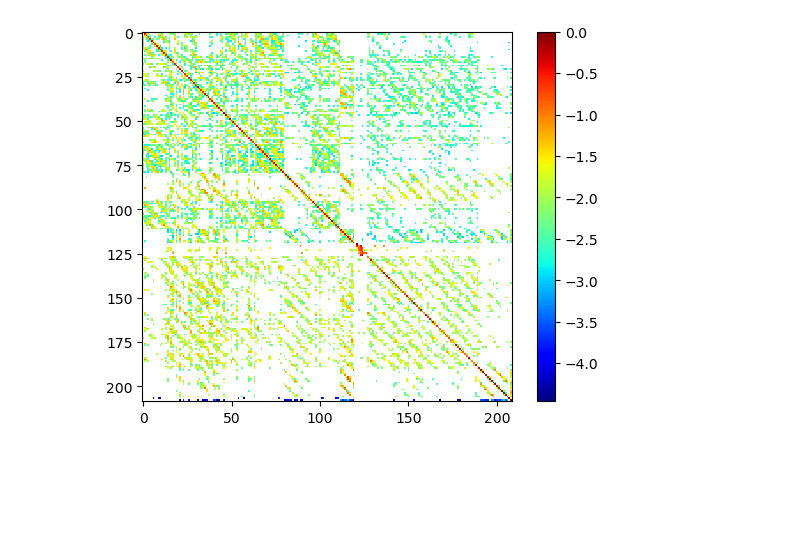
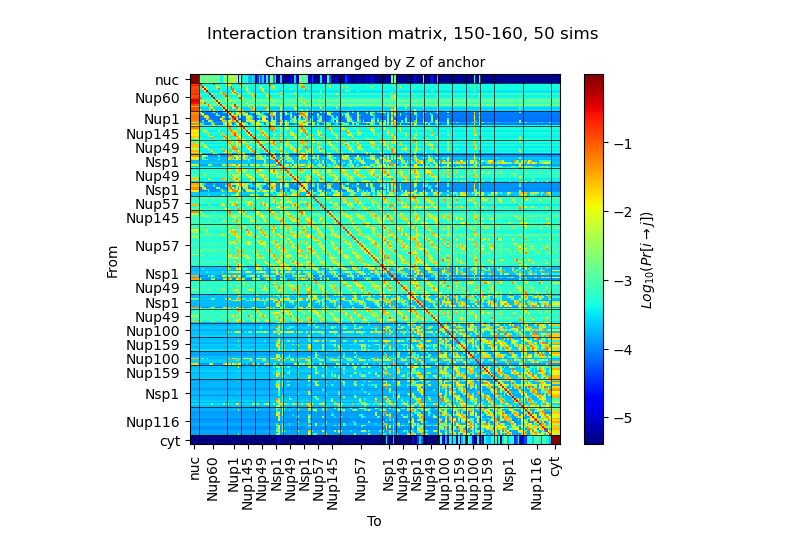
Before and after one commit to ravehlab/iMSM, a Jupyter notebook: interactions_markov_chain.ipynb, the cells around one changed output. Drawn from its saved outputs; the diff is of its cells as text; code cells hidden in the pictures; blank space fills up the shorter version.

```diff
--- a/interactions_markov_chain.ipynb
+++ b/interactions_markov_chain.ipynb
@@ -131,10 +294,10 @@ def generate_transition_matrix(data):
 # Load data #
 #############
 arrays = []
-for i in range(1,2):
-    with open(f"data/singles/{i}/110-160.pickle", "rb") as f:
+for i in range(1,51):
+    with open(f"data/singles/{i}/150-160.pickle", "rb") as f:
         diffuser_trajectories = pickle.load(f)
-    with open(f"data/singles/{i}/110-160-fgs.pickle", "rb") as f:
+    with open(f"data/singles/{i}/150-160-fgs.pickle", "rb") as f:
         fg_trajectories = pickle.load(f)
     arrays.append(categorize_diffusers_over_time(diffuser_trajectories, fg_trajectories, 1, step=1))
 all = np.concatenate(arrays, axis=0)
@@ -142,17 +305,41 @@ all = np.concatenate(arrays, axis=0)
 #######################################
 # Generate and save transition matrix #
 #######################################
-tm, states = generate_transition_matrix(all[:,0,:])
-with open("data/transition_matrices/interactions_110-160.pickle", "wb") as f:
+tm, states = generate_transition_matrix(all[:,0,:], init_1=True)
+with open("data/transition_matrices/interactions-150-160.pickle", "wb") as f:
     pickle.dump((tm, states), f)
-# %%
-# Load and visualize transition matrix
-with open("data/transition_matrices/interactions_110-160.pickle", "rb") as f:
-    tm, states = pickle.load(f)
-
-
-plt.imshow(np.log10(tm), cmap='jet', interpolation='nearest')
-plt.colorbar()
-plt.show()
-# %% [output]
-[figure, removed]
+# %%
+# Load and visualize transition matrix
+from cProfile import label
+
+
+with open("data/transition_matrices/interactions-150-160.pickle", "rb") as f:
+    tm, states = pickle.load(f)
+
+
+# sns.clustermap(np.log10(tm), metric='braycurtis')
+
+# visualize_heatmap(np.log10(tm))
+
+
+
+
+
+with open(f"data/anchor_coordinates.pickle", "rb") as f:
+    anchor_coordinates = pickle.load(f)
+
+# Sort anchor coordinates by Z
+anchor_coordinates = dict(sorted(anchor_coordinates.items(), key=lambda x: x[1][2]))
+new_states = ["nuc"] + list(anchor_coordinates.keys()) + ["cyt"]
+tm = reorder_transition_matrix(tm, states, new_states)
+
+first_and_last_factor = 5
+labels, label_sizes = labels_and_sizes(new_states, first_and_last_factor=first_and_last_factor)
+visualize_heatmap(np.log10(tm),
+                  suptitle="Interaction transition matrix, 150-160, 50 sims",
+                  title="Chains arranged by Z of anchor",
+                  labels=labels,
+                  label_sizes=label_sizes,
+                  first_and_last_factor=first_and_last_factor)
+# %% [output]
+[figure, added]
```
Also changed, not shown: parts of 3 cells of this notebook, 5 other files.
